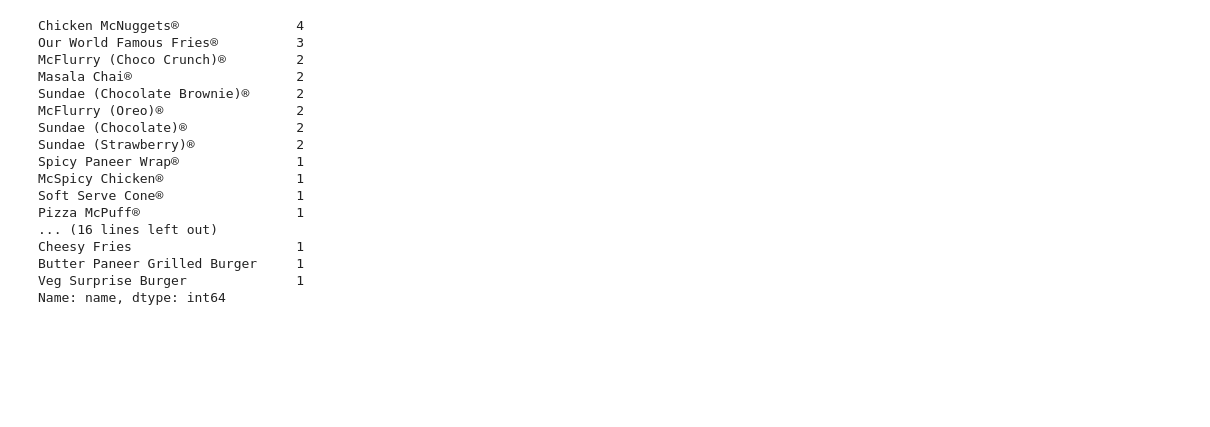
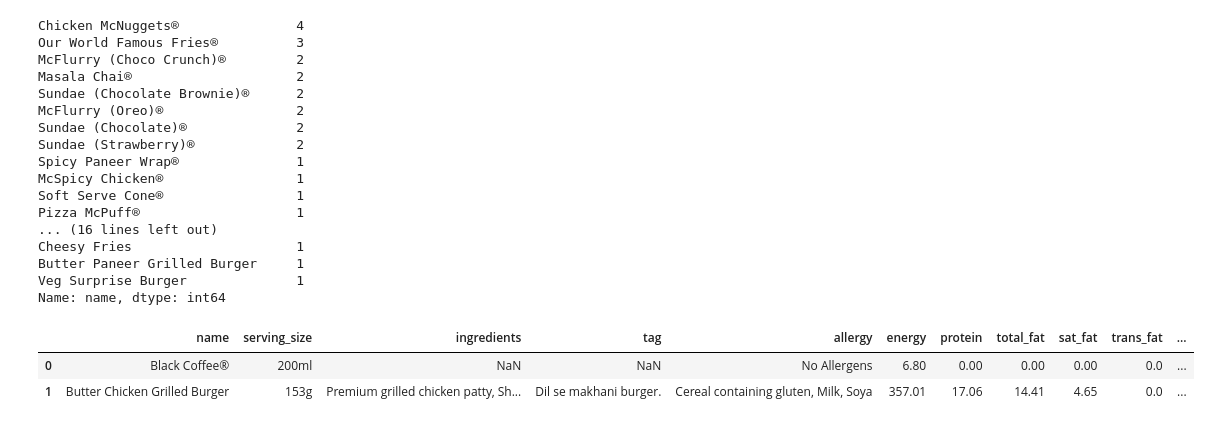
Before and after one commit to siddheshkadam21/Kaggle-Mcdonalds, a Jupyter notebook: mcdonalds.ipynb, the cells around one changed output. Saved outputs shown, nothing was run; the diff lists cells and outputs as text; code cells hidden in the pictures; blank space fills up the shorter version.

```diff
--- a/mcdonalds.ipynb
+++ b/mcdonalds.ipynb
@@ -235,3 +235,9 @@ Cheesy Fries                     1
 Butter Paneer Grilled Burger     1
 Veg Surprise Burger              1
 Name: name, dtype: int64
+# %%
+df.head(2)
+# %% [output]
+|  | name | serving_size | ingredients | tag | allergy | energy | protein | total_fat | sat_fat | trans_fat | ... |
+| 0 | Black Coffee® | 200ml | NaN | NaN | No Allergens | 6.80 | 0.00 | 0.00 | 0.00 | 0.0 | ... |
+| 1 | Butter Chicken Grilled Burger | 153g | Premium grilled chicken patty, Sh... | Dil se makhani burger. | Cereal containing gluten, Milk, Soya | 357.01 | 17.06 | 14.41 | 4.65 | 0.0 | ... |
```
Also changed, not shown: parts of 4 cells of this notebook.
